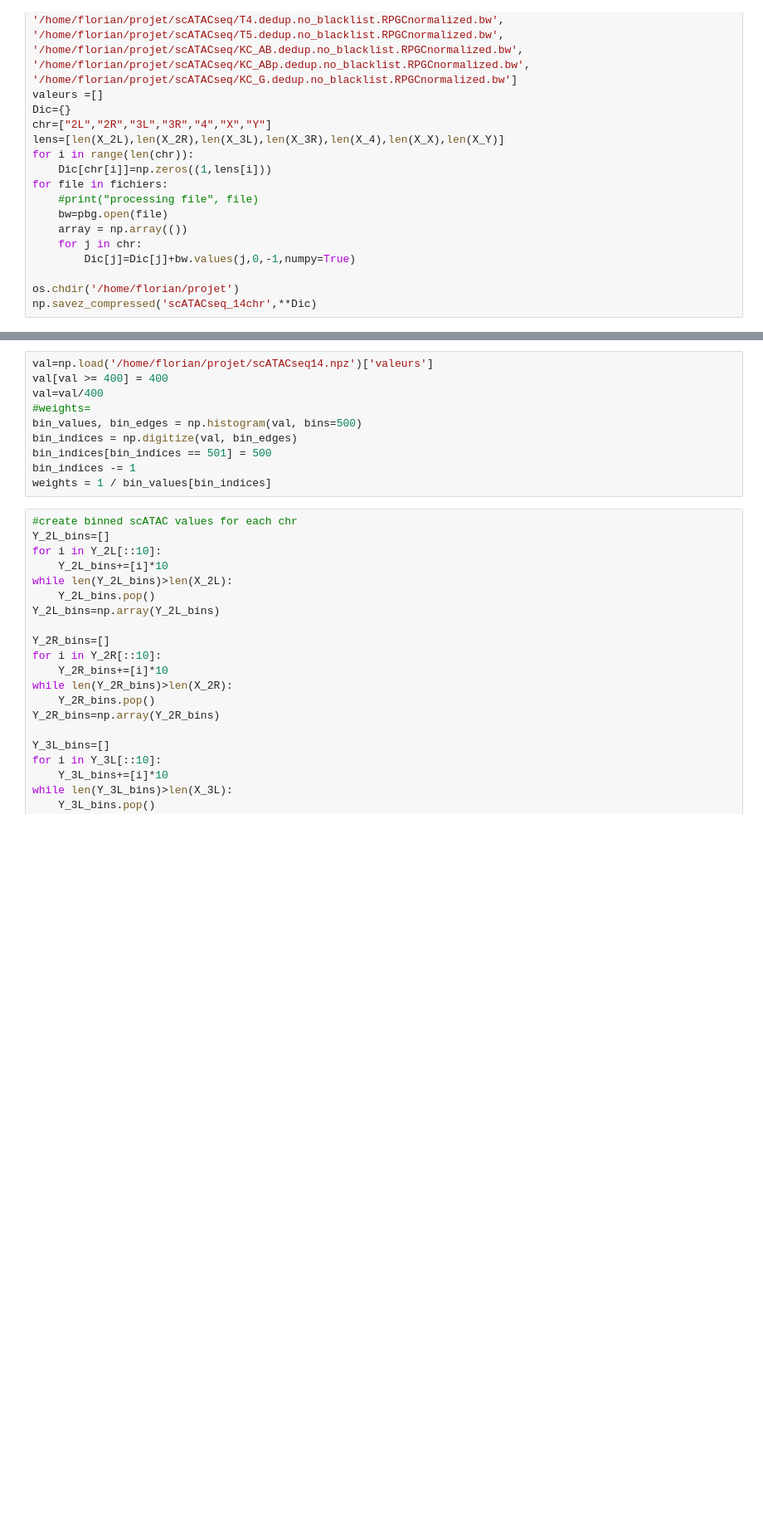
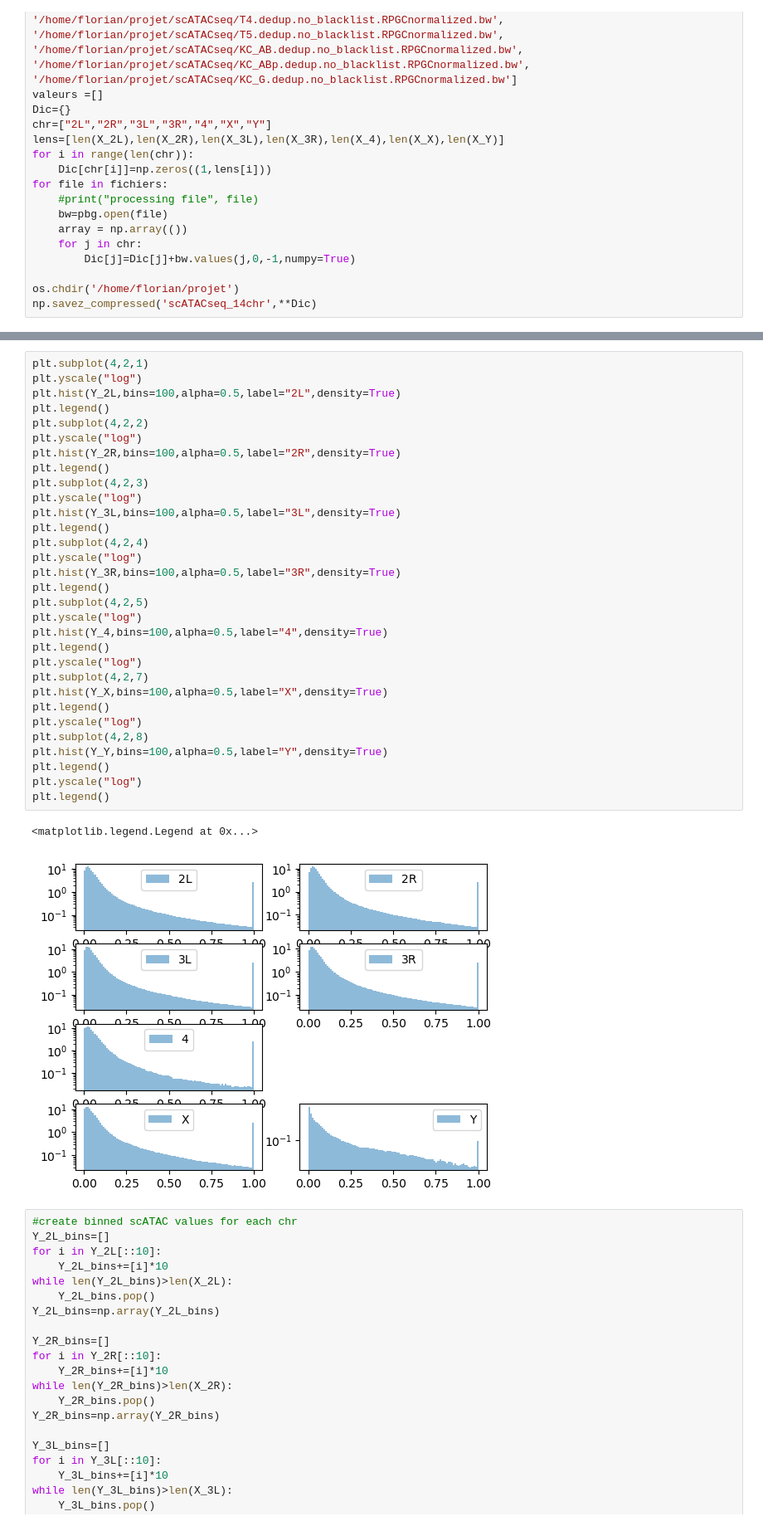
Before and after one commit to floriantilliet/mnhn_internship, a Jupyter notebook: projet2.ipynb, the cells around one changed output, grey strips where cells are left out. Shown: that part at 83% size. Cells and saved outputs as stored; diff of their text form; blank space fills up the shorter version.

```diff
--- a/projet2.ipynb
+++ b/projet2.ipynb
@@ -148,13 +172,37 @@ Y_Y=Y_Y/400
-# %%
-val=np.load('/home/florian/projet/scATACseq14.npz')['valeurs']
-val[val >= 400] = 400
-val=val/400
-#weights=
-bin_values, bin_edges = np.histogram(val, bins=500)
-bin_indices = np.digitize(val, bin_edges)
-bin_indices[bin_indices == 501] = 500
-bin_indices -= 1
-weights = 1 / bin_values[bin_indices]
+# %%
+plt.subplot(4,2,1)
+plt.yscale("log")
+plt.hist(Y_2L,bins=100,alpha=0.5,label="2L",density=True)
+plt.legend()
+plt.subplot(4,2,2)
+plt.yscale("log")
+plt.hist(Y_2R,bins=100,alpha=0.5,label="2R",density=True)
+plt.legend()
+plt.subplot(4,2,3)
+plt.yscale("log")
+plt.hist(Y_3L,bins=100,alpha=0.5,label="3L",density=True)
+plt.legend()
+plt.subplot(4,2,4)
+plt.yscale("log")
+plt.hist(Y_3R,bins=100,alpha=0.5,label="3R",density=True)
+plt.legend()
+plt.subplot(4,2,5)
+plt.yscale("log")
+plt.hist(Y_4,bins=100,alpha=0.5,label="4",density=True)
+plt.legend()
+plt.yscale("log")
+plt.subplot(4,2,7)
+plt.hist(Y_X,bins=100,alpha=0.5,label="X",density=True)
+plt.legend()
+plt.yscale("log")
+plt.subplot(4,2,8)
+plt.hist(Y_Y,bins=100,alpha=0.5,label="Y",density=True)
+plt.legend()
+plt.yscale("log")
+plt.legend()
+# %% [output]
+<matplotlib.legend.Legend at 0x...>
+[figure, added]
 # %%
 #create binned scATAC values for each chr
 Y_2L_bins=[]
```
Also changed, not shown: parts of 49 cells of this notebook, 6 other files.
